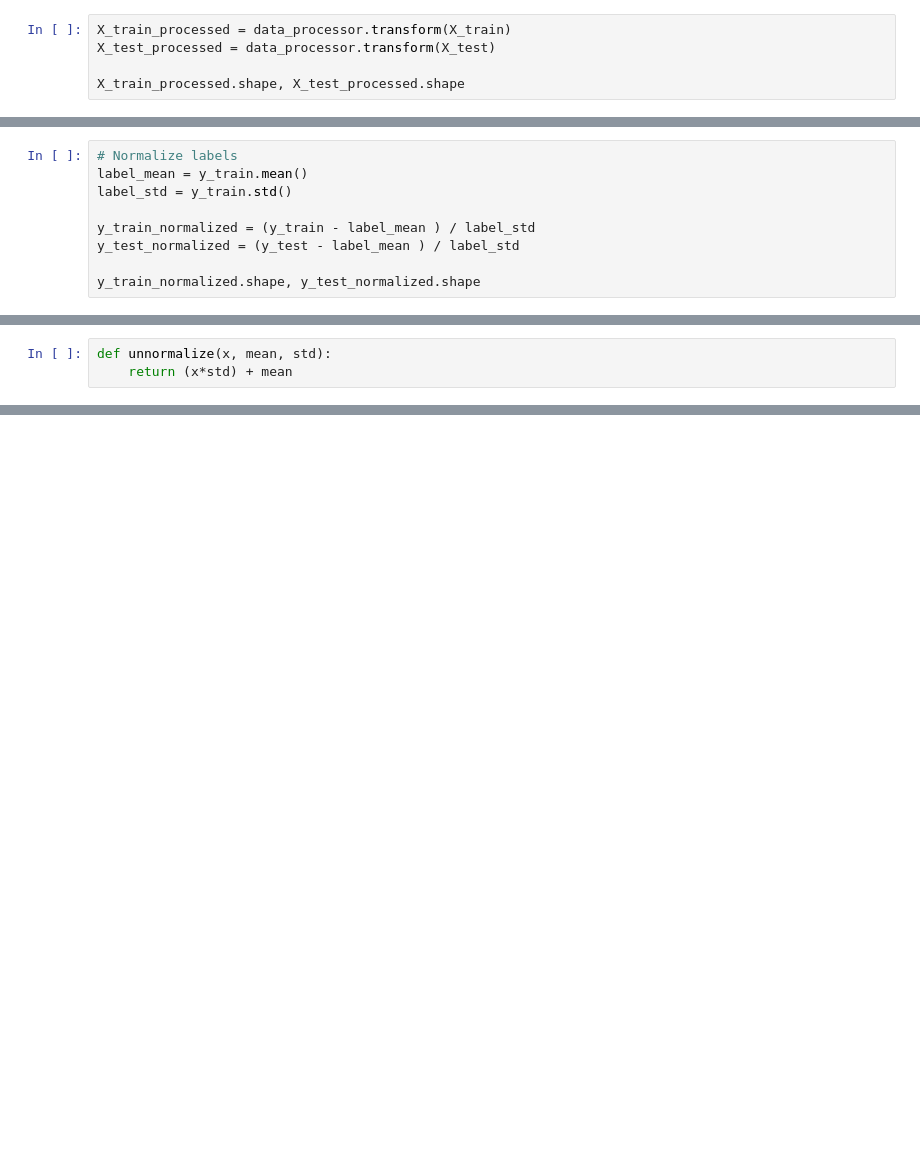
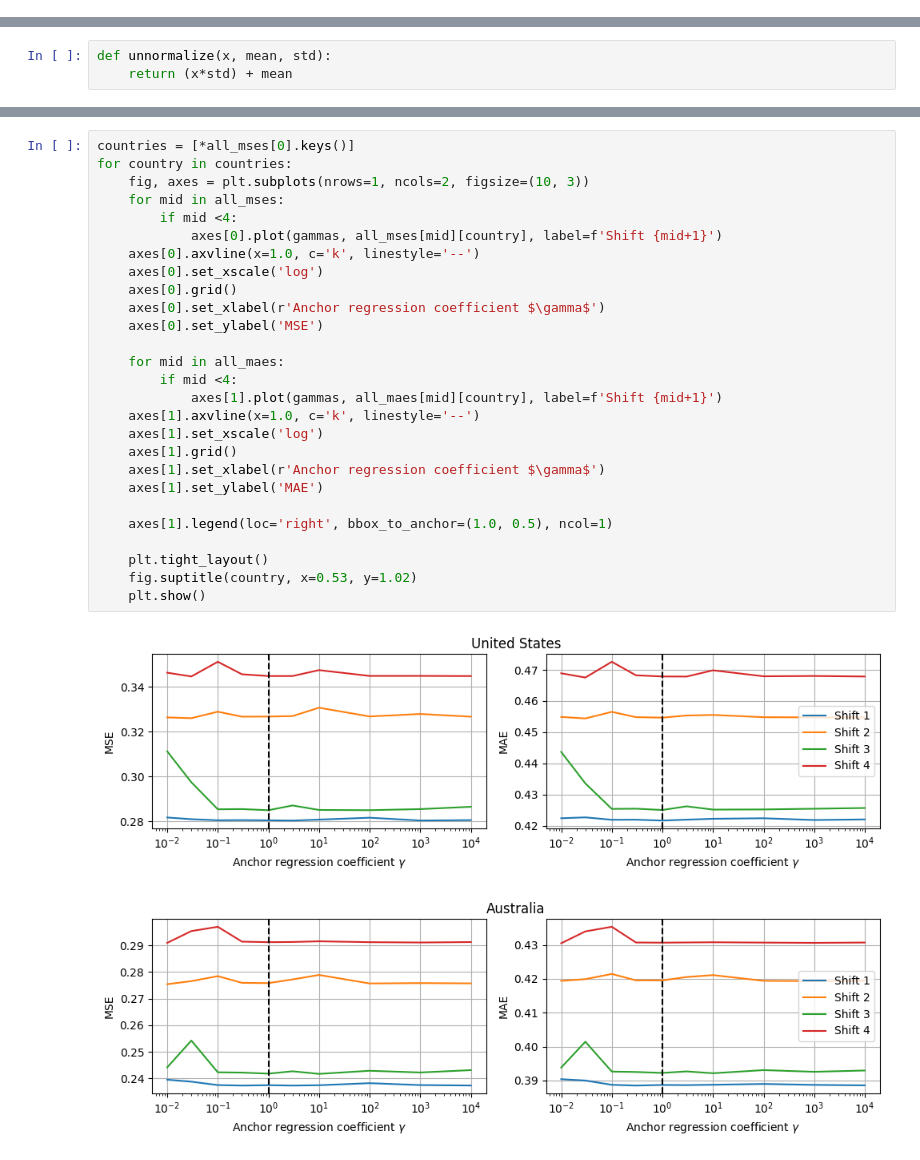
Before and after one commit to GatiAher/pisa_oecd_analysis, a Jupyter notebook: notebooks/anchor_regression.ipynb, the cells around one changed output, grey strips where cells are left out. Cells and saved outputs as stored; diff of their text form; blank space fills up the shorter version.

Commit message:
anchor-reg on multiple shifts

```diff
--- a/notebooks/anchor_regression.ipynb
+++ b/notebooks/anchor_regression.ipynb
@@ -140,5 +115,0 @@ Pipeline(steps=[('imputer', SimpleImputer(add_indicator=True)),
-# %%
-X_train_processed = data_processor.transform(X_train)
-X_test_processed = data_processor.transform(X_test)
-
-X_train_processed.shape, X_test_processed.shape
@@ -147,9 +115,0 @@ X_train_processed.shape, X_test_processed.shape
-# %%
-# Normalize labels
-label_mean = y_train.mean()
-label_std = y_train.std()
-
-y_train_normalized = (y_train - label_mean ) / label_std
-y_test_normalized = (y_test - label_mean ) / label_std
-
-y_train_normalized.shape, y_test_normalized.shape
@@ -257,0 +225,30 @@ mses['Jordan']
+# %%
+countries = [*all_mses[0].keys()]
+for country in countries:
+    fig, axes = plt.subplots(nrows=1, ncols=2, figsize=(10, 3))
+    for mid in all_mses:
+        if mid <4:
+            axes[0].plot(gammas, all_mses[mid][country], label=f'Shift {mid+1}')
+    axes[0].axvline(x=1.0, c='k', linestyle='--')
+    axes[0].set_xscale('log')
+    axes[0].grid()
+    axes[0].set_xlabel(r'Anchor regression coefficient $\gamma$')
+    axes[0].set_ylabel('MSE')
+
+    for mid in all_maes:
+        if mid <4:
+            axes[1].plot(gammas, all_maes[mid][country], label=f'Shift {mid+1}')
+    axes[1].axvline(x=1.0, c='k', linestyle='--')
+    axes[1].set_xscale('log')
+    axes[1].grid()
+    axes[1].set_xlabel(r'Anchor regression coefficient $\gamma$')
+    axes[1].set_ylabel('MAE')
+
+    axes[1].legend(loc='right', bbox_to_anchor=(1.0, 0.5), ncol=1)
+
+    plt.tight_layout()
+    fig.suptitle(country, x=0.53, y=1.02)
+    plt.show()
+# %% [output]
+[figure, added]
+[figure, added]
```
Also changed, not shown: parts of 15 cells of this notebook.
